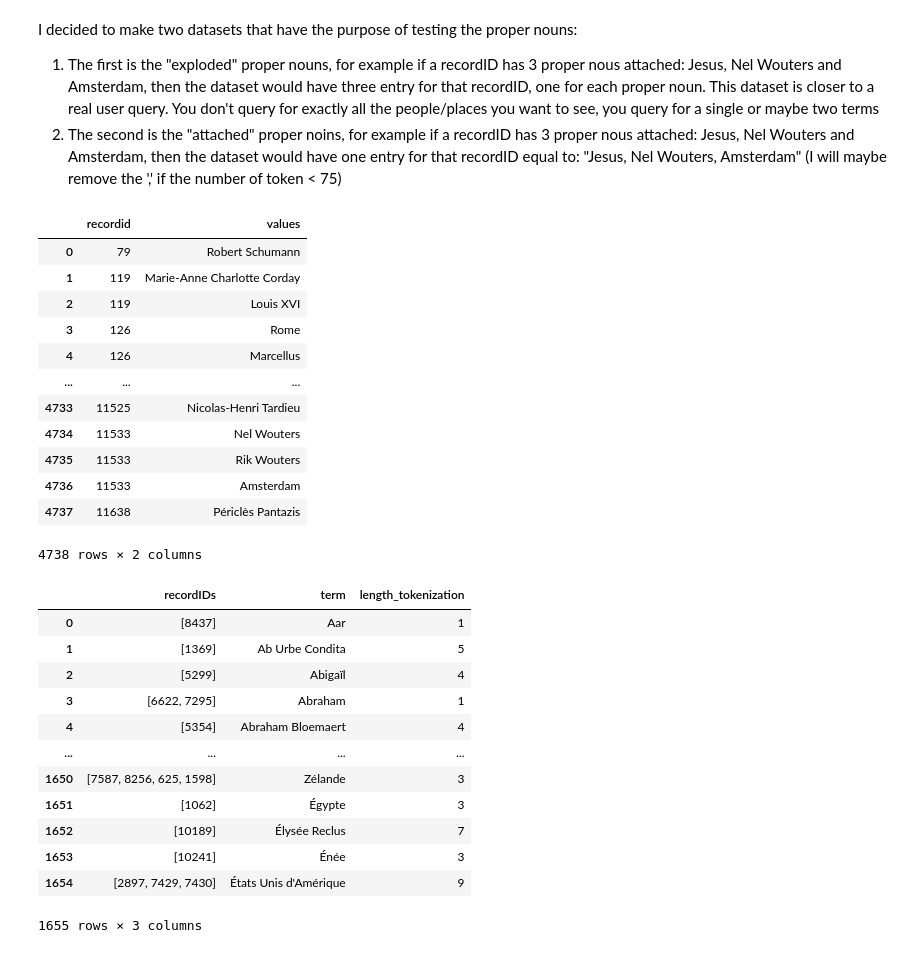
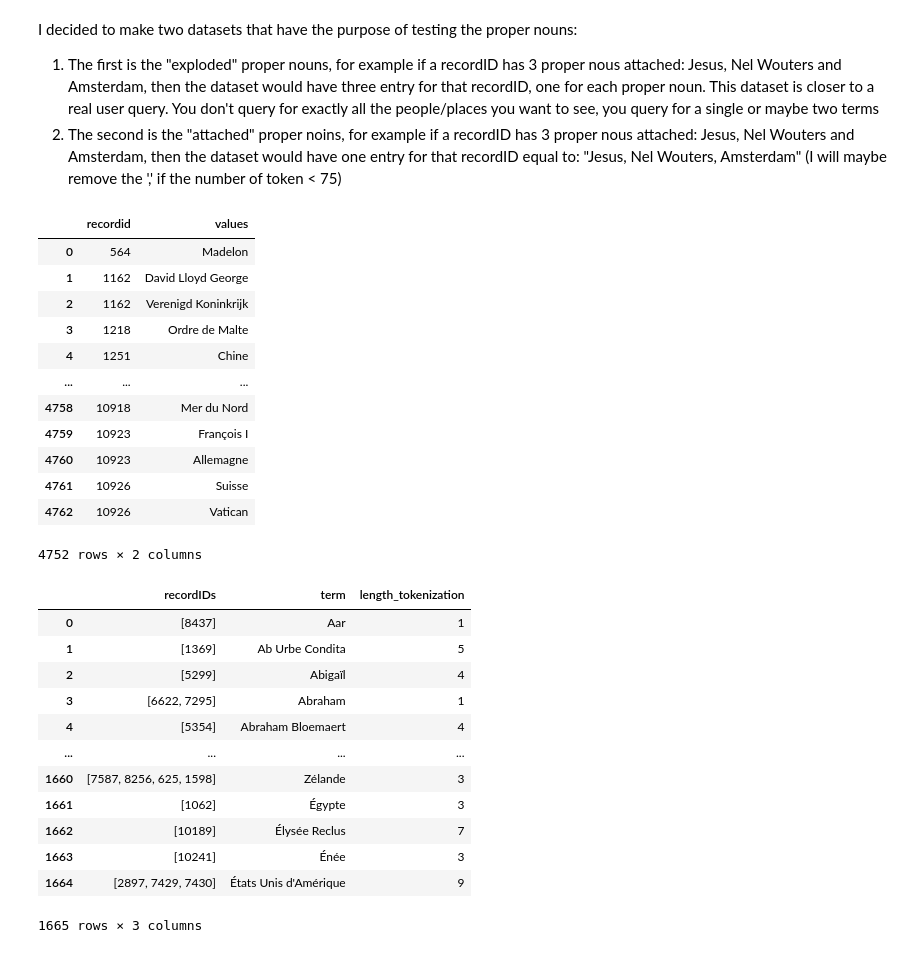
Before and after one commit to on-victorrijks/Museum-Search-Engine, a Jupyter notebook: public/notebooks/generate_testing_set_proper_nouns.ipynb, the cells around one changed output. Cells and saved outputs as stored; diff of their text form; code cells hidden in the pictures.

Commit message:
Proper nouns

```diff
--- a/public/notebooks/generate_testing_set_proper_nouns.ipynb
+++ b/public/notebooks/generate_testing_set_proper_nouns.ipynb
@@ -87,3 +87,8 @@ def get_term(db_config, table_name):
     finally:
         if conn is not None:
             conn.close()
+# %%
+SUBJECT_TERMS = get_term(get_db_config(), "subjectterms")
+SUBJECT_TERMS = pd.DataFrame(SUBJECT_TERMS, columns=["recordid", "values"])
+SUBJECT_TERMS = SUBJECT_TERMS.explode("values")
+SUBJECT_TERMS
@@ -129,3 +148,6 @@ ICONOGRAPHIC_TERMS
 def is_proper_nouns(term):
     # A term is a proper noun if it starts with a capital letter and is not a single letter
     return len(term) > 1 and term[0].isupper() and term[0]!="["
+# %%
+SUBJECT_TERMS = SUBJECT_TERMS[SUBJECT_TERMS["values"].apply(is_proper_nouns)]
+SUBJECT_TERMS
@@ -172,22 +266,24 @@ def get_number_of_tokens(text):
     tokens = tokenizer.tokenize(text)
     return len(tokens)
 # %%
-MERGED_TERMS = pd.concat([CONCEPTUAL_TERMS, ICONOGRAPHIC_TERMS], ignore_index=True)
+MERGED_TERMS = pd.concat([SUBJECT_TERMS, CONCEPTUAL_TERMS, ICONOGRAPHIC_TERMS], ignore_index=True)
+# Remove duplicates
+MERGED_TERMS = MERGED_TERMS.drop_duplicates(subset=["recordid", "values"])
 MERGED_TERMS
 # %% [output]
 |  | recordid | values |
-| 0 | 79 | Robert Schumann |
-| 1 | 119 | Marie-Anne Charlotte Corday |
-| 2 | 119 | Louis XVI |
-| 3 | 126 | Rome |
-| 4 | 126 | Marcellus |
+| 0 | 564 | Madelon |
+| 1 | 1162 | David Lloyd George |
+| 2 | 1162 | Verenigd Koninkrijk |
+| 3 | 1218 | Ordre de Malte |
+| 4 | 1251 | Chine |
 | ... | ... | ... |
-| 4733 | 11525 | Nicolas-Henri Tardieu |
-| 4734 | 11533 | Nel Wouters |
-| 4735 | 11533 | Rik Wouters |
-| 4736 | 11533 | Amsterdam |
-| 4737 | 11638 | Périclès Pantazis |
+| 4758 | 10918 | Mer du Nord |
+| 4759 | 10923 | François I |
+| 4760 | 10923 | Allemagne |
+| 4761 | 10926 | Suisse |
+| 4762 | 10926 | Vatican |
-4738 rows × 2 columns
+4752 rows × 2 columns
 # %%
 exploded_dataset = pd.DataFrame(columns=["recordIDs", "term", "length_tokenization"])
 MERGED_TERMS_grouped_by_term = MERGED_TERMS.groupby("values").agg(list).reset_index()
@@ -205,12 +301,12 @@ exploded_dataset
 | 3 | [6622, 7295] | Abraham | 1 |
 | 4 | [5354] | Abraham Bloemaert | 4 |
 | ... | ... | ... | ... |
-| 1650 | [7587, 8256, 625, 1598] | Zélande | 3 |
-| 1651 | [1062] | Égypte | 3 |
-| 1652 | [10189] | Élysée Reclus | 7 |
-| 1653 | [10241] | Énée | 3 |
-| 1654 | [2897, 7429, 7430] | États Unis d'Amérique | 9 |
+| 1660 | [7587, 8256, 625, 1598] | Zélande | 3 |
+| 1661 | [1062] | Égypte | 3 |
+| 1662 | [10189] | Élysée Reclus | 7 |
+| 1663 | [10241] | Énée | 3 |
+| 1664 | [2897, 7429, 7430] | États Unis d'Amérique | 9 |
-1655 rows × 3 columns
+1665 rows × 3 columns
 # %%
 record_id_to_equals = {}
 for index, row in exploded_dataset.iterrows():
```
Also changed, not shown: parts of 12 cells of this notebook, 2 other files.
